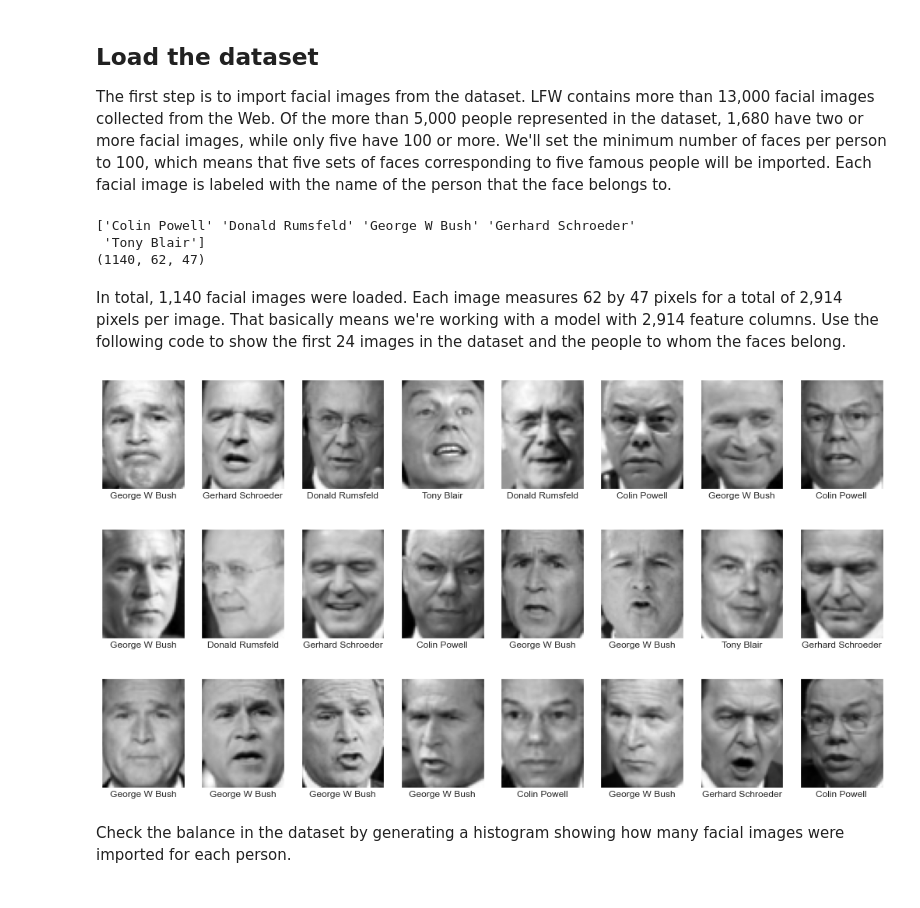
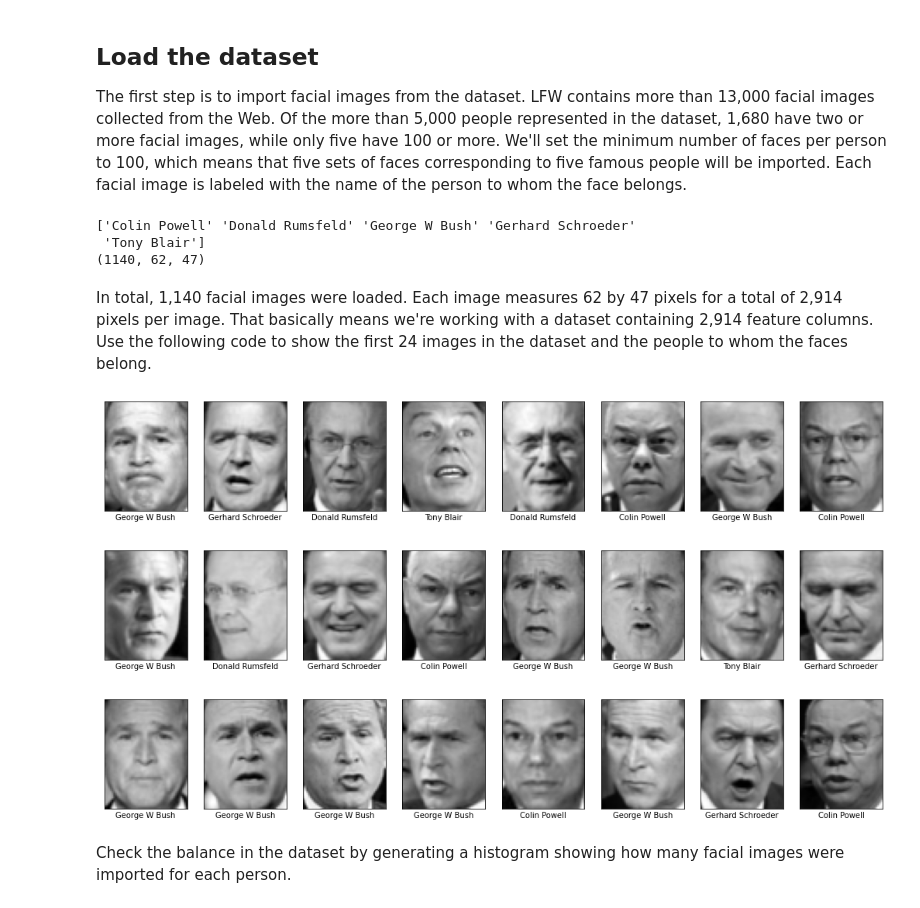
Before and after one commit to jeffprosise/Machine-Learning, a Jupyter notebook: Facial Recognition (SVM).ipynb, the cells around one changed output. Drawn from its saved outputs; the diff is of its cells as text; code cells hidden in the pictures.

```diff
--- a/Facial Recognition (SVM).ipynb
+++ b/Facial Recognition (SVM).ipynb
@@ -9,7 +9,7 @@ That's a simple way to visualize how Support Vector Machines work. Let's learn a
 # %% [markdown]
 ## Load the dataset
 
-The first step is to import facial images from the dataset. LFW contains more than 13,000 facial images collected from the Web. Of the more than 5,000 people represented in the dataset, 1,680 have two or more facial images, while only five have 100 or more. We'll set the minimum number of faces per person to 100, which means that five sets of faces corresponding to five famous people will be imported. Each facial image is labeled with the name of the person that the face belongs to.
+The first step is to import facial images from the dataset. LFW contains more than 13,000 facial images collected from the Web. Of the more than 5,000 people represented in the dataset, 1,680 have two or more facial images, while only five have 100 or more. We'll set the minimum number of faces per person to 100, which means that five sets of faces corresponding to five famous people will be imported. Each facial image is labeled with the name of the person to whom the face belongs.
 # %%
 import numpy as np
 import pandas as pd
@@ -23,19 +23,17 @@ print(faces.images.shape)
  'Tony Blair']
 (1140, 62, 47)
 # %% [markdown]
-In total, 1,140 facial images were loaded. Each image measures 62 by 47 pixels for a total of 2,914 pixels per image. That basically means we're working with a model with 2,914 feature columns. Use the following code to show the first 24 images in the dataset and the people to whom the faces belong.
+In total, 1,140 facial images were loaded. Each image measures 62 by 47 pixels for a total of 2,914 pixels per image. That basically means we're working with a dataset containing 2,914 feature columns. Use the following code to show the first 24 images in the dataset and the people to whom the faces belong.
 # %%
 %matplotlib inline
 import matplotlib.pyplot as plt
-import seaborn as sns
-sns.set()
 
 fig, ax = plt.subplots(3, 8, figsize=(18, 10))
 for i, axi in enumerate(ax.flat):
     axi.imshow(faces.images[i], cmap='gist_gray')
     axi.set(xticks=[], yticks=[], xlabel=faces.target_names[faces.target[i]])
 # %% [output]
-[figure, old version]
+[figure, new version]
 # %% [markdown]
 Check the balance in the dataset by generating a histogram showing how many facial images were imported for each person.
 # %%
```
Also changed, not shown: parts of 63 cells of this notebook.
